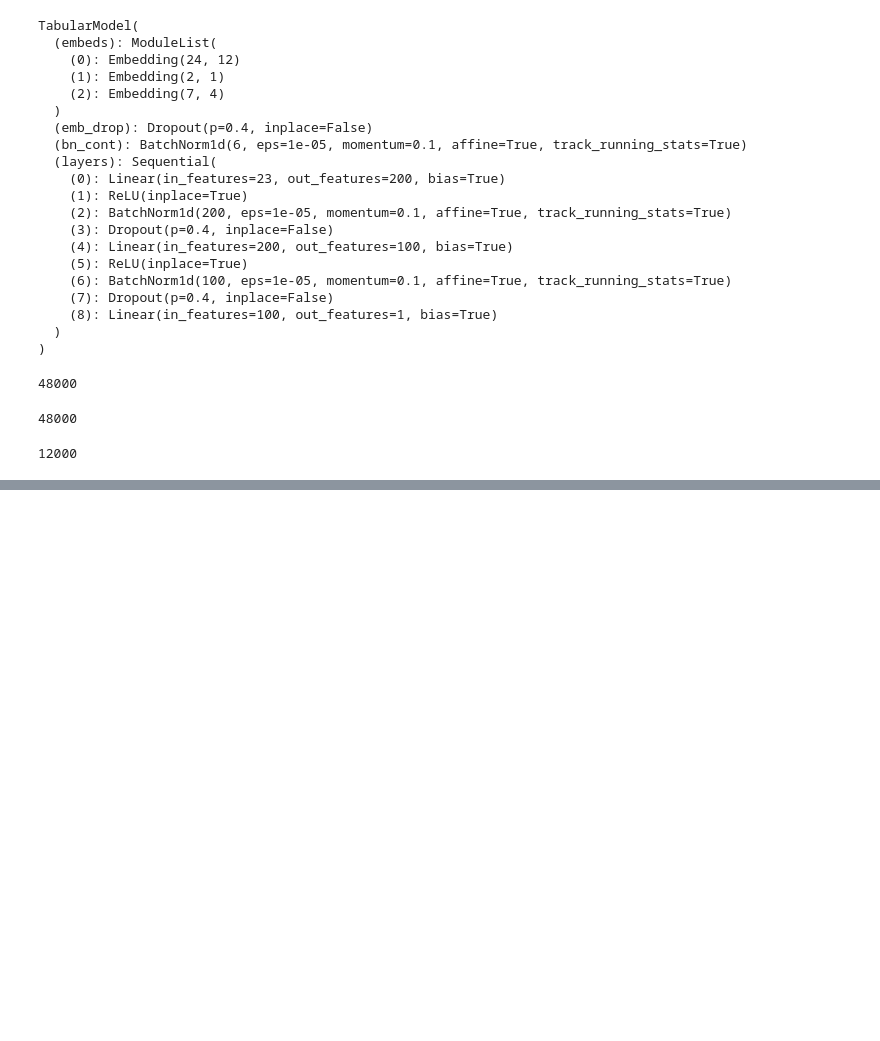
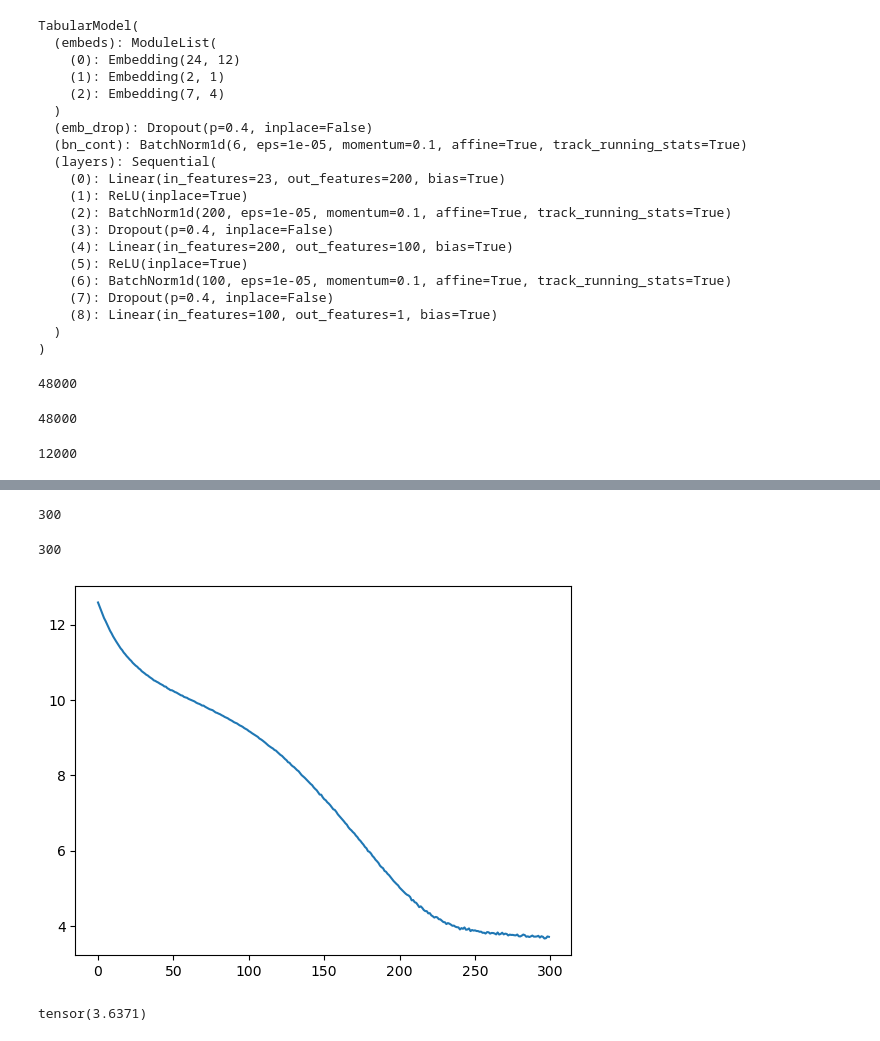
Before and after one commit to sulabola/PyTorch_for_Deep_Learning, a Jupyter notebook: Chapter 5 - Artificial Neural Networks.ipynb, the cells around one changed output, grey strips where cells are left out. Saved outputs shown, nothing was run; the diff lists cells and outputs as text; code cells hidden in the pictures; blank space fills up the shorter version.

```diff
--- a/Chapter 5 - Artificial Neural Networks.ipynb
+++ b/Chapter 5 - Artificial Neural Networks.ipynb
@@ -1929,8 +1929,8 @@ epochs = 300
 
 losses = []
 
-for i in range(epochs):
-    i+=1
+for i in range(1, epochs+1):
+    #i+=1
     y_pred = model(cat_train, con_train)
     loss = torch.sqrt(criterion(y_pred, y_train)) # RMSE
     losses.append(loss)
@@ -1964,0 +1965,12 @@ Training took 1.7275043328603108 minutes
+# %%
+len(losses)
+# %% [output]
+300
+# %%
+epochs
+# %% [output]
+300
+# %%
+plt.plot(range(epochs), [loss.item() for loss in losses]);
+# %% [output]
+[figure, added]
@@ -1964,0 +1985,6 @@ Training took 1.7275043328603108 minutes
+# %%
+loss
+
+### MSE is withing the range during the training period
+# %% [output]
+tensor(3.6371)
```
Also changed, not shown: parts of 9 cells of this notebook.
